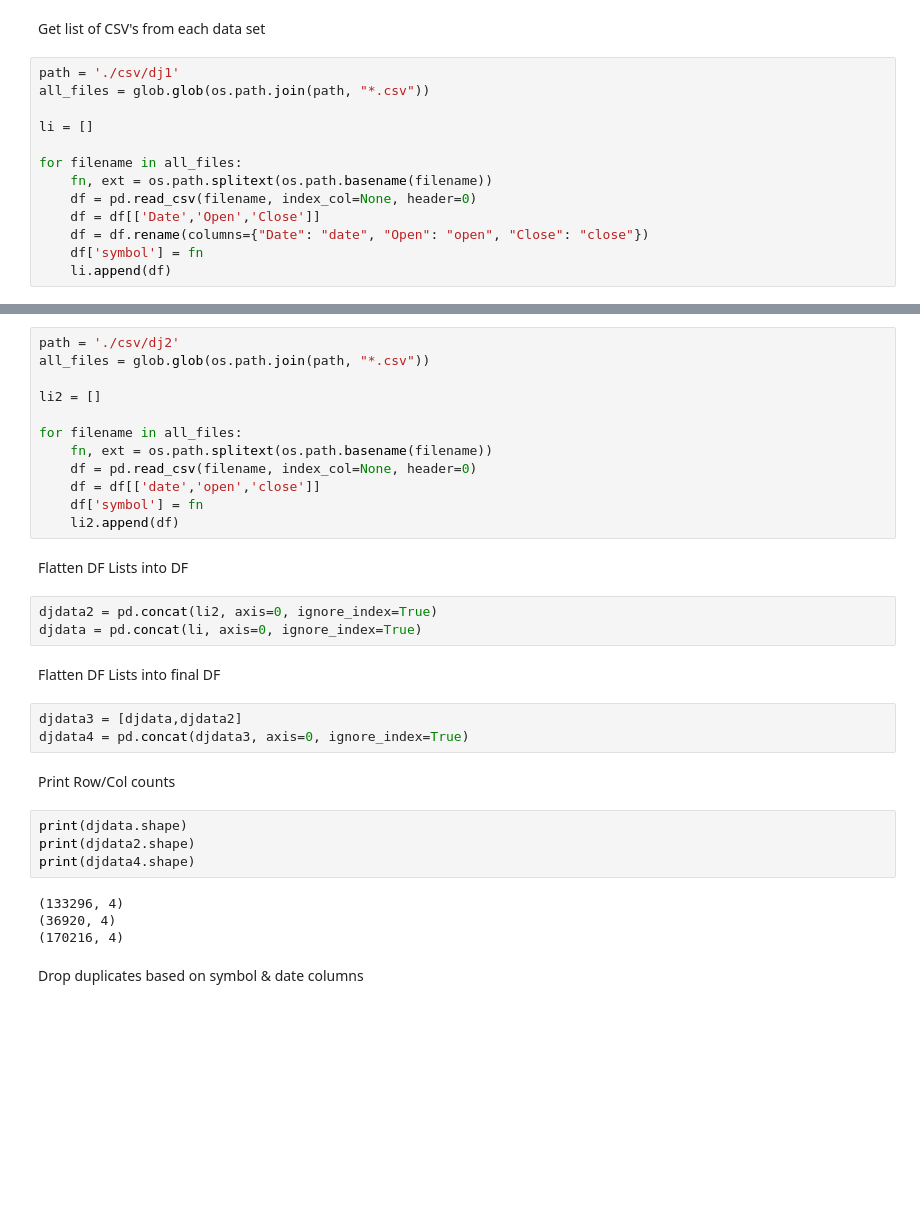
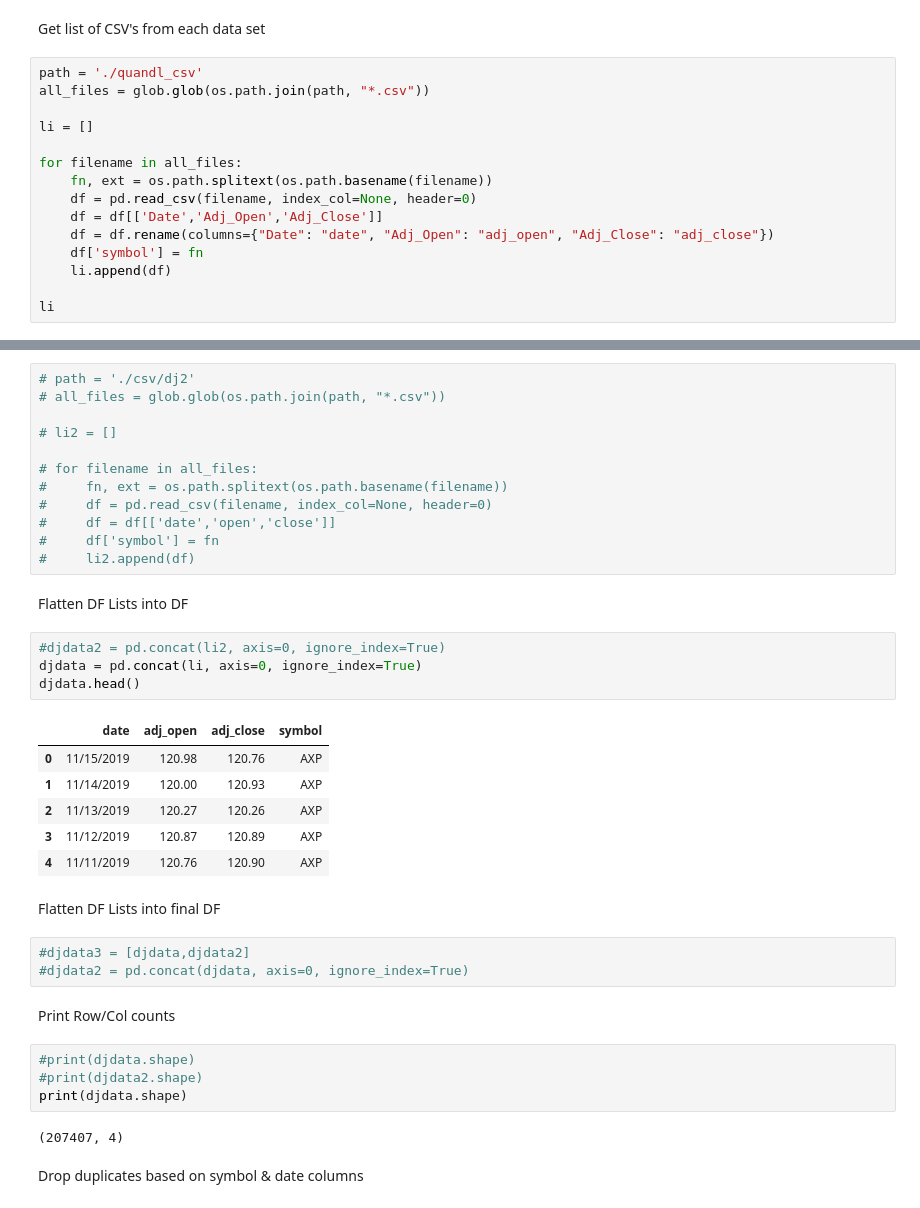
Before and after one commit to javarob/three-blind-mice, a Jupyter notebook: csv-to-postgres.ipynb, the cells around one changed output, grey strips where cells are left out. Drawn from its saved outputs; the diff is of its cells as text; blank space fills up the shorter version.

Commit message:
using quandl data

```diff
--- a/csv-to-postgres.ipynb
+++ b/csv-to-postgres.ipynb
@@ -14,7 +14,7 @@ from sqlalchemy_utils import database_exists, create_database
 # %% [markdown]
 Get list of CSV's from each data set
 # %%
-path = './csv/dj1'
+path = './quandl_csv'
 all_files = glob.glob(os.path.join(path, "*.csv"))
 
 li = []
@@ -22,7 +22,9 @@ li = []
 for filename in all_files:
     fn, ext = os.path.splitext(os.path.basename(filename))
     df = pd.read_csv(filename, index_col=None, header=0)
-    df = df[['Date','Open','Close']]
-    df = df.rename(columns={"Date": "date", "Open": "open", "Close": "close"})
+    df = df[['Date','Adj_Open','Adj_Close']]
+    df = df.rename(columns={"Date": "date", "Adj_Open": "adj_open", "Adj_Close": "adj_close"})
     df['symbol'] = fn
     li.append(df)
+
+li
@@ -29,35 +49,41 @@ for filename in all_files:
 # %%
-path = './csv/dj2'
-all_files = glob.glob(os.path.join(path, "*.csv"))
+# path = './csv/dj2'
+# all_files = glob.glob(os.path.join(path, "*.csv"))
 
-li2 = []
+# li2 = []
 
-for filename in all_files:
-    fn, ext = os.path.splitext(os.path.basename(filename))
-    df = pd.read_csv(filename, index_col=None, header=0)
-    df = df[['date','open','close']]
-    df['symbol'] = fn
-    li2.append(df)
+# for filename in all_files:
+#     fn, ext = os.path.splitext(os.path.basename(filename))
+#     df = pd.read_csv(filename, index_col=None, header=0)
+#     df = df[['date','open','close']]
+#     df['symbol'] = fn
+#     li2.append(df)
 # %% [markdown]
 Flatten DF Lists into DF
 # %%
-djdata2 = pd.concat(li2, axis=0, ignore_index=True)
+#djdata2 = pd.concat(li2, axis=0, ignore_index=True)
 djdata = pd.concat(li, axis=0, ignore_index=True)
+djdata.head()
+# %% [output]
+|  | date | adj_open | adj_close | symbol |
+| 0 | 11/15/2019 | 120.98 | 120.76 | AXP |
+| 1 | 11/14/2019 | 120.00 | 120.93 | AXP |
+| 2 | 11/13/2019 | 120.27 | 120.26 | AXP |
+| 3 | 11/12/2019 | 120.87 | 120.89 | AXP |
+| 4 | 11/11/2019 | 120.76 | 120.90 | AXP |
 # %% [markdown]
 Flatten DF Lists into final DF
 # %%
-djdata3 = [djdata,djdata2]
-djdata4 = pd.concat(djdata3, axis=0, ignore_index=True)
+#djdata3 = [djdata,djdata2]
+#djdata2 = pd.concat(djdata, axis=0, ignore_index=True)
 # %% [markdown]
 Print Row/Col counts
 # %%
+#print(djdata.shape)
+#print(djdata2.shape)
 print(djdata.shape)
-print(djdata2.shape)
-print(djdata4.shape)
 # %% [output]
-(133296, 4)
-(36920, 4)
-(170216, 4)
+(207407, 4)
 # %% [markdown]
 Drop duplicates based on symbol & date columns
 # %%
```
Also changed, not shown: parts of 11 cells of this notebook.
